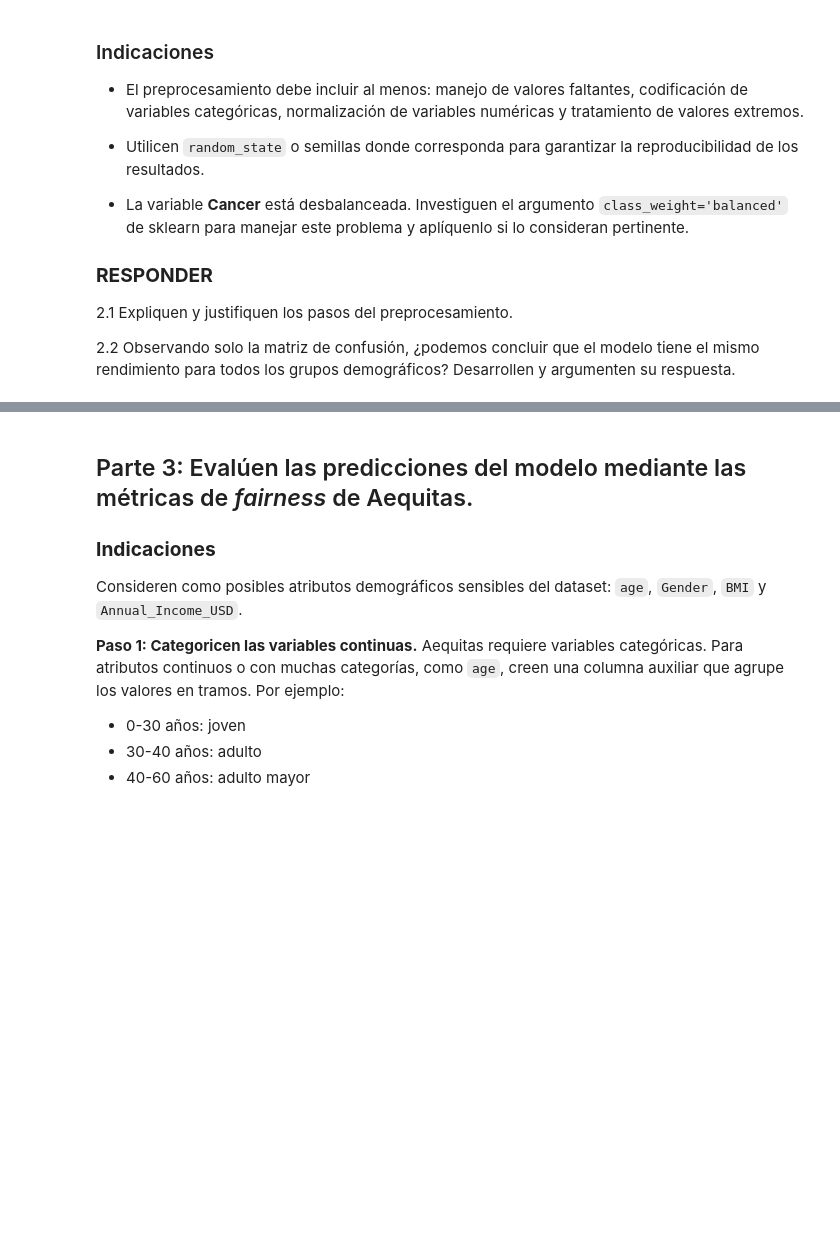
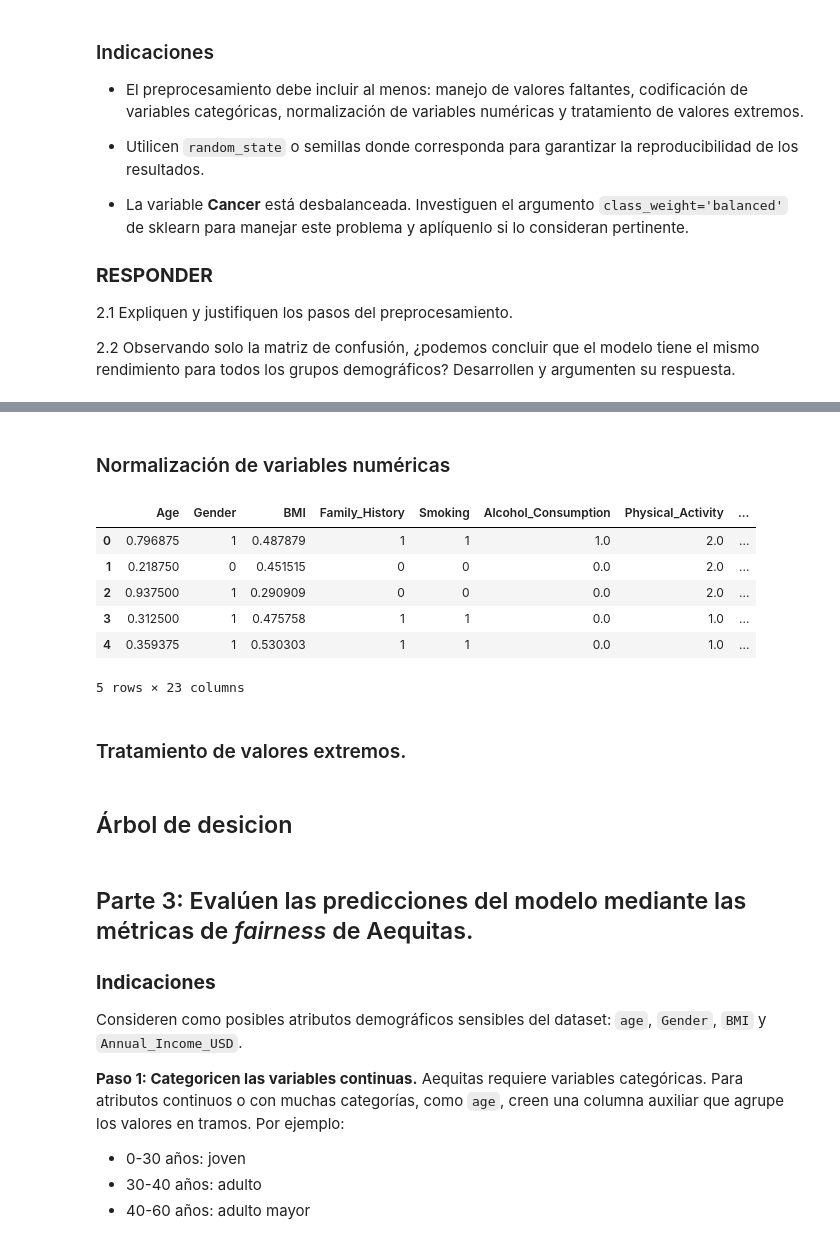
Before and after one commit to cony45678/Etica_Para_Ciencias_de_Datos, a Jupyter notebook: TallerSumativo2_Alarcon_Espinoza_Silva.ipynb, the cells around one changed output, grey strips where cells are left out. Cells and saved outputs as stored; diff of their text form; code cells hidden in the pictures; blank space fills up the shorter version.

```diff
--- a/TallerSumativo2_Alarcon_Espinoza_Silva.ipynb
+++ b/TallerSumativo2_Alarcon_Espinoza_Silva.ipynb
@@ -128,0 +309,23 @@ pip install 'aif360[Reductions]'
+# %% [markdown]
+### Normalización de variables numéricas
+# %%
+columnas_norm = [
+    'Age', 'BMI', 'Tumor_Size_cm', 'Blood_Pressure', 'Cholesterol',
+    'Exercise_Days_Per_Week', 'Annual_Income_USD']
+
+scaler = MinMaxScaler()
+df[columnas_norm] = scaler.fit_transform(df[columnas_norm])
+# %%
+df.head()
+# %% [output]
+|  | Age | Gender | BMI | Family_History | Smoking | Alcohol_Consumption | Physical_Activity | ... |
+| 0 | 0.796875 | 1 | 0.487879 | 1 | 1 | 1.0 | 2.0 | ... |
+| 1 | 0.218750 | 0 | 0.451515 | 0 | 0 | 0.0 | 2.0 | ... |
+| 2 | 0.937500 | 1 | 0.290909 | 0 | 0 | 0.0 | 2.0 | ... |
+| 3 | 0.312500 | 1 | 0.475758 | 1 | 1 | 0.0 | 1.0 | ... |
+| 4 | 0.359375 | 1 | 0.530303 | 1 | 1 | 0.0 | 1.0 | ... |
+5 rows × 23 columns
+# %% [markdown]
+### Tratamiento de valores extremos.
+# %% [markdown]
+## Árbol de desicion
```
Also changed, not shown: parts of 31 cells of this notebook.
